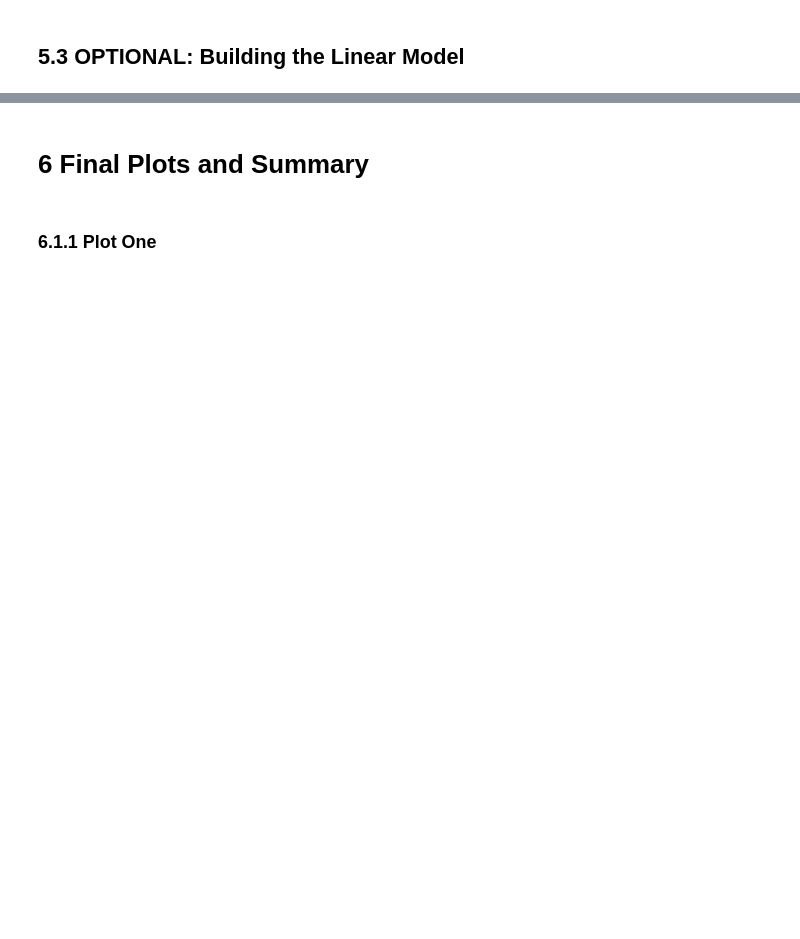
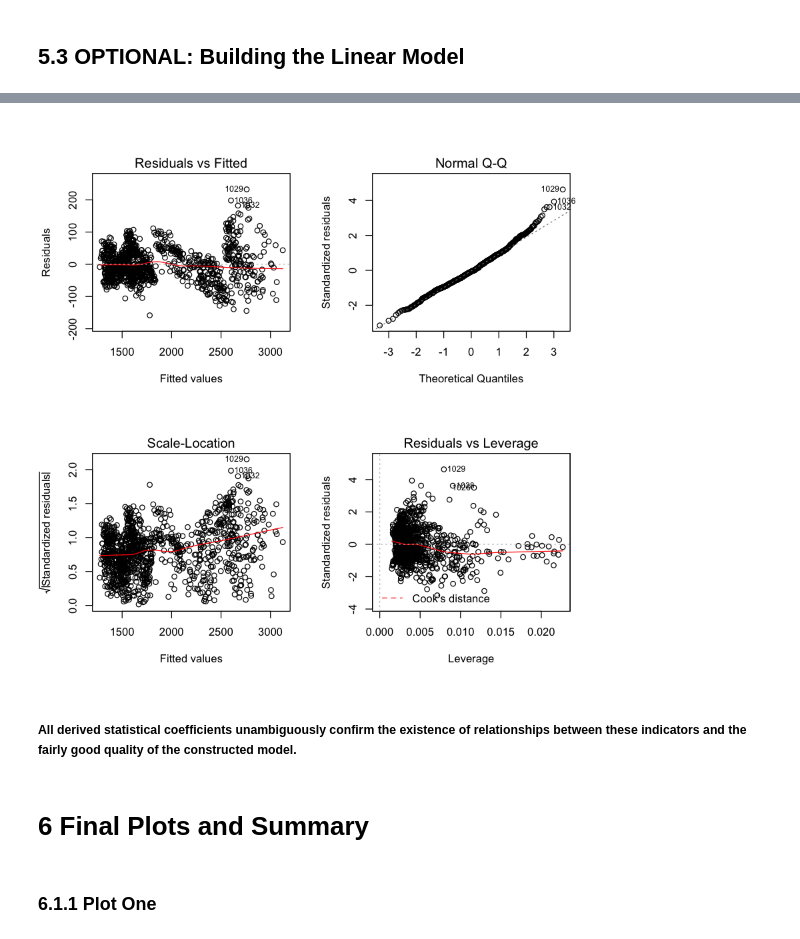
Before and after one commit to OlgaBelitskaya/data-analyst-nd002, a Jupyter notebook: Data_Analyst_ND_Project4/P4.ipynb, the cells around one changed output, grey strips where cells are left out. Cells and saved outputs as stored; diff of their text form; code cells hidden in the pictures; blank space fills up the shorter version.

Commit message:
Data_Analyst_ND_Project4

```diff
--- a/Data_Analyst_ND_Project4/P4.ipynb
+++ b/Data_Analyst_ND_Project4/P4.ipynb
@@ -557,6 +540,6 @@ centrobank2016 = subset(centrobank, year == 2015 | year == 2016)
 # %%
-m1 <- lm(I(dual_currency_basket) ~ I(USD_840), data = centrobank)
-m2 <- update(m1, ~ . + EUR_978)
-m4 <- update(m3, ~ . + gold)
-m5 <- update(m4, ~ . + platinum)
-mtable(m1, m2, m3, m4)
+m1 <- lm(gold ~ dual_currency_basket, data = centrobank)
+m2 <- update(m1, ~ . + platinum)
+m3 <- update(m2, ~ . + palladium)
+m4 <- update(m3, ~ . + silver)
+# mtable(m1, m2, m3, m4)
@@ -563,3 +630,11 @@ mtable(m1, m2, m3, m4)
+# %%
+par(mfrow=c(2,2))
+plot(m4)
+par(mfrow=c(1,1))
+# %% [output]
+[figure, added]
+# %% [markdown]
+##### All derived statistical coefficients unambiguously confirm the existence of relationships between these indicators and the fairly good quality of the constructed model.
 # %% [markdown]
 # 6 Final Plots and Summary
 # %% [markdown]
```
Also changed, not shown: parts of 23 cells of this notebook, 4 other files.
